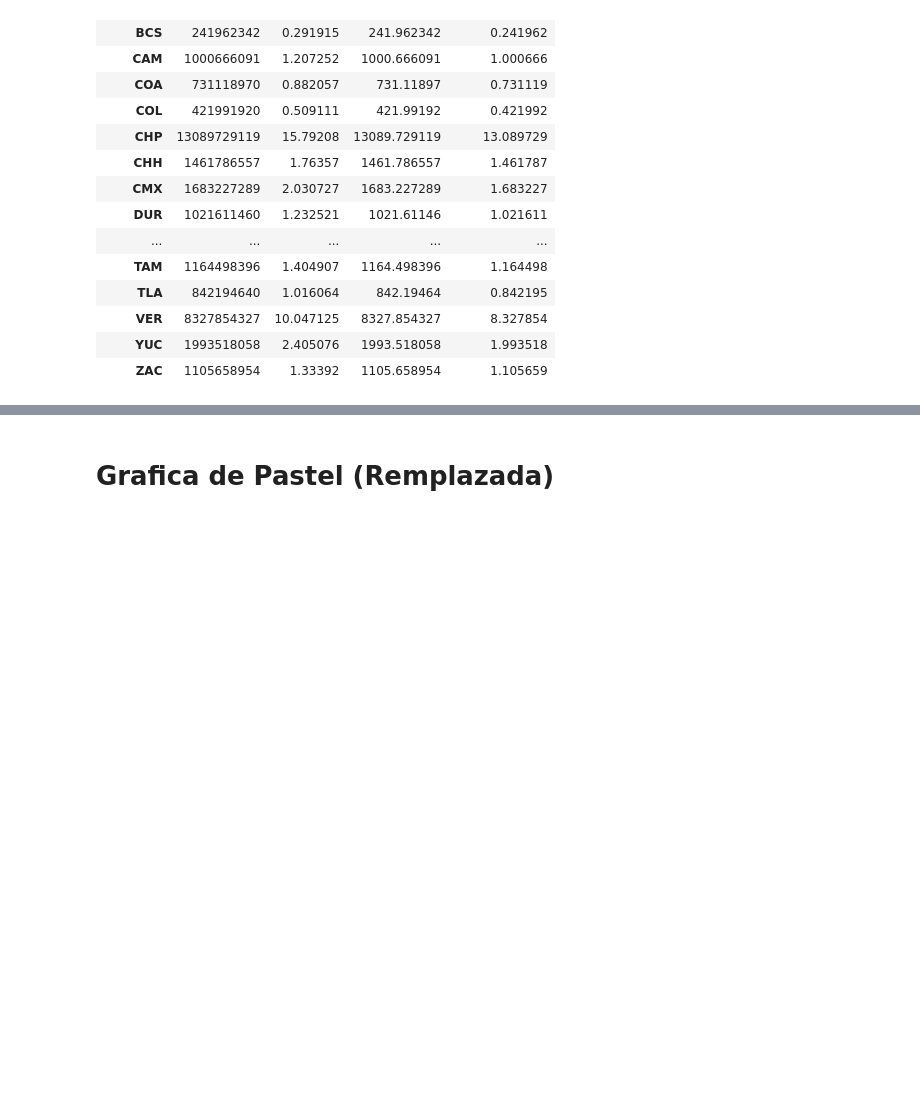
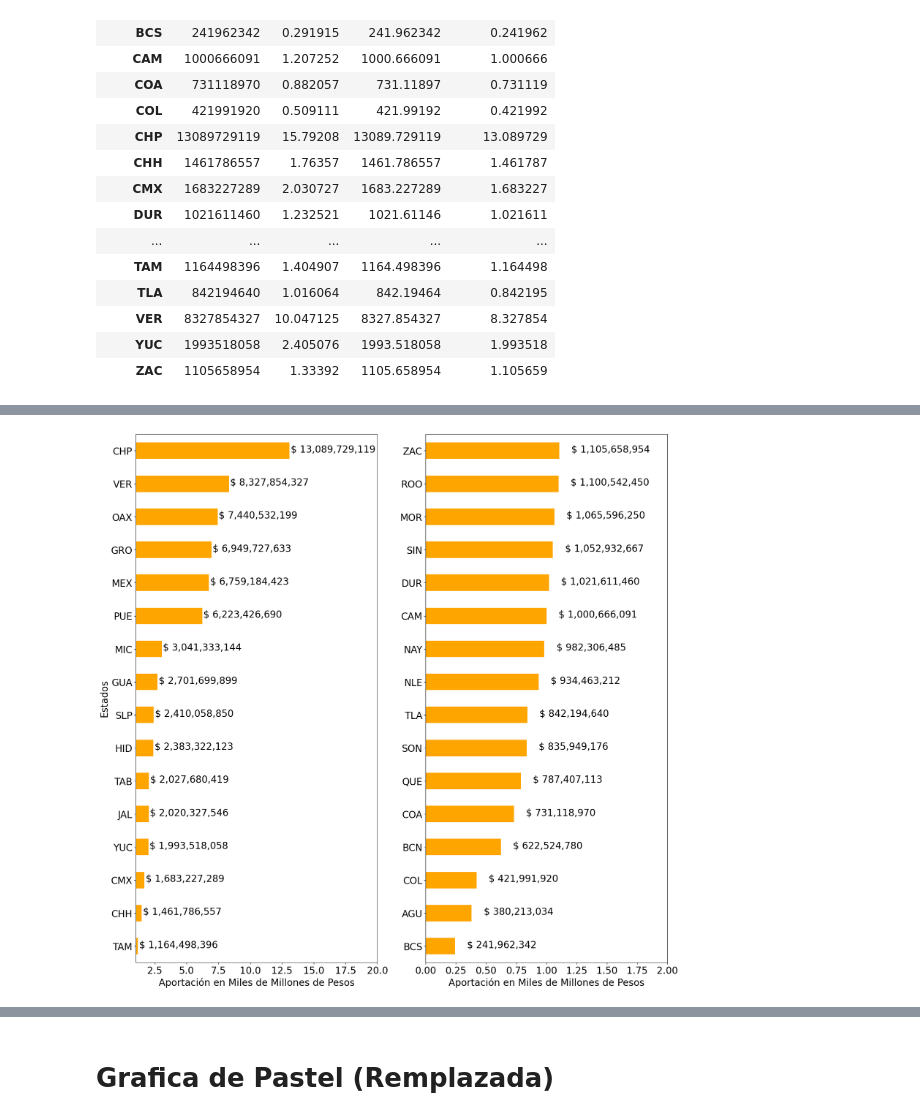
Before and after one commit to Dust1920/SIM26, a Jupyter notebook: transform/articulo_revista.ipynb, the cells around one changed output, grey strips where cells are left out. Cells and saved outputs as stored; diff of their text form; code cells hidden in the pictures; blank space fills up the shorter version.

Commit message:
datas

```diff
--- a/transform/articulo_revista.ipynb
+++ b/transform/articulo_revista.ipynb
@@ -282,3 +277,38 @@ for n, p in enumerate(ax[1].patches):
+# %%
+dfr = fis_data.iloc[:16,]
+dfl = fis_data.iloc[16:,]
+
+
+fis2, ax = plt.subplots(ncols=2, nrows=1, figsize = (20,20))
+dfl['ANUAL MMDP'].plot(kind='barh',
+                      color = color_test,
+                      ax = ax[0],
+                      fontsize=20
+                      ,xlim = [1,20])
+ax[0].set_ylabel('Estados', fontsize = 20)
+ax[0].set_xlabel('Aportación en Miles de Millones de Pesos', fontsize=20)
+dfr['ANUAL MMDP'].plot(kind='barh',
+                      color = color_test,
+                      ax = ax[1],
+                      ylabel='',
+                      fontsize=20,
+                      xlim=[0,2])
+ax[1].set_xlabel('Aportación en Miles de Millones de Pesos', fontsize=20)
+x_offset = 0.1
+y_offset = -0.3
+
+for n, p in enumerate(ax[0].patches):
+    b = p.get_bbox()
+    num = f"$ {int(dfl.iloc[n, 0]):,}"
+    ax[0].annotate(num, (b.x1 + x_offset, b.y1 + y_offset), fontsize = 20)
+
+# fis2.suptitle('Porcentaje de Aportaciones Federales y Montos', fontsize = 20)
+for n, p in enumerate(ax[1].patches):
+    b = p.get_bbox()
+    num = f"$ {int(dfr.iloc[n, 0]):,}"
+    ax[1].annotate(num, (b.x1 + x_offset, b.y1 + y_offset), fontsize = 20)
+# %% [output]
+[figure, added]
 # %%
 rubro = data['Concentrado']
 
```
Also changed, not shown: parts of 4 cells of this notebook.
